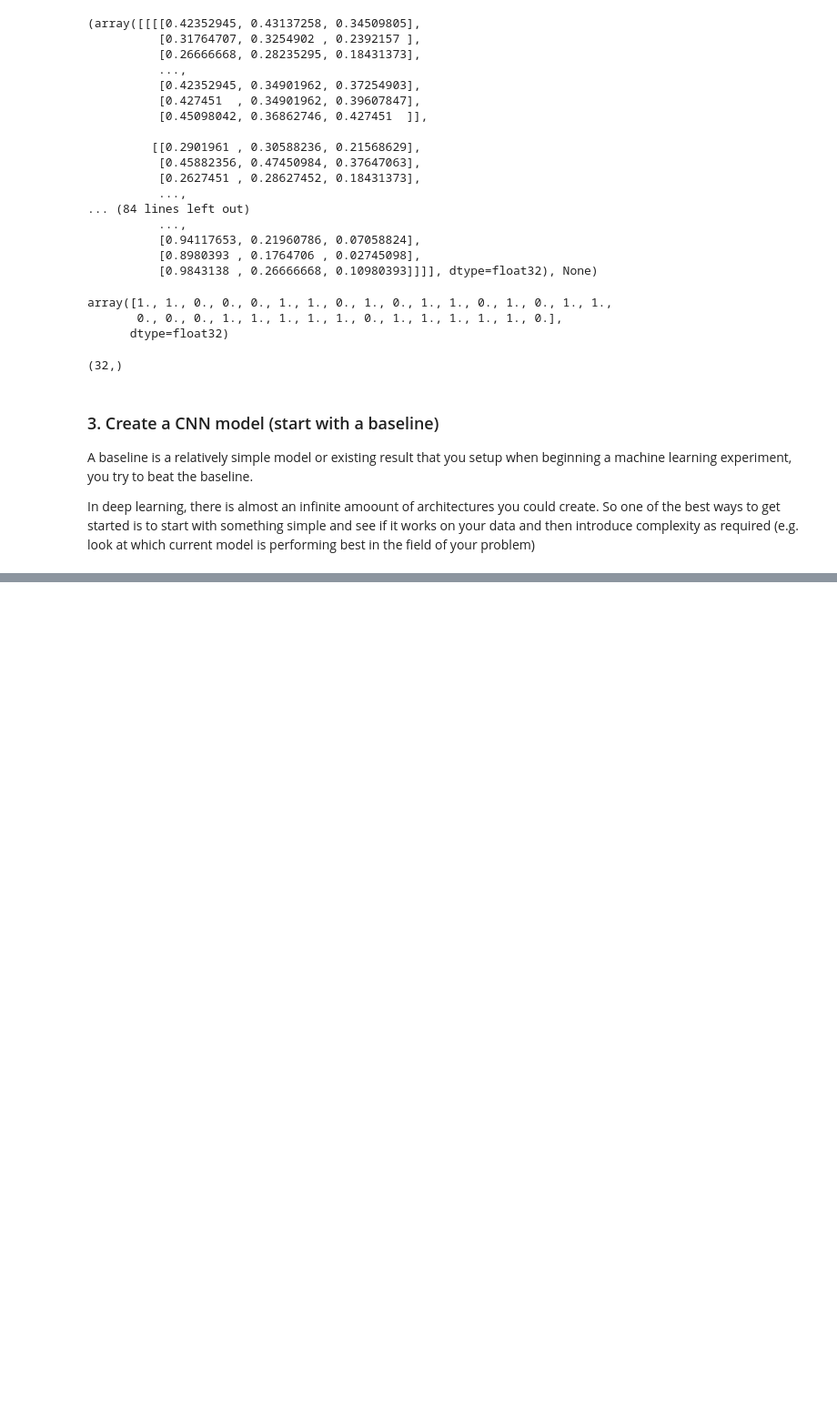
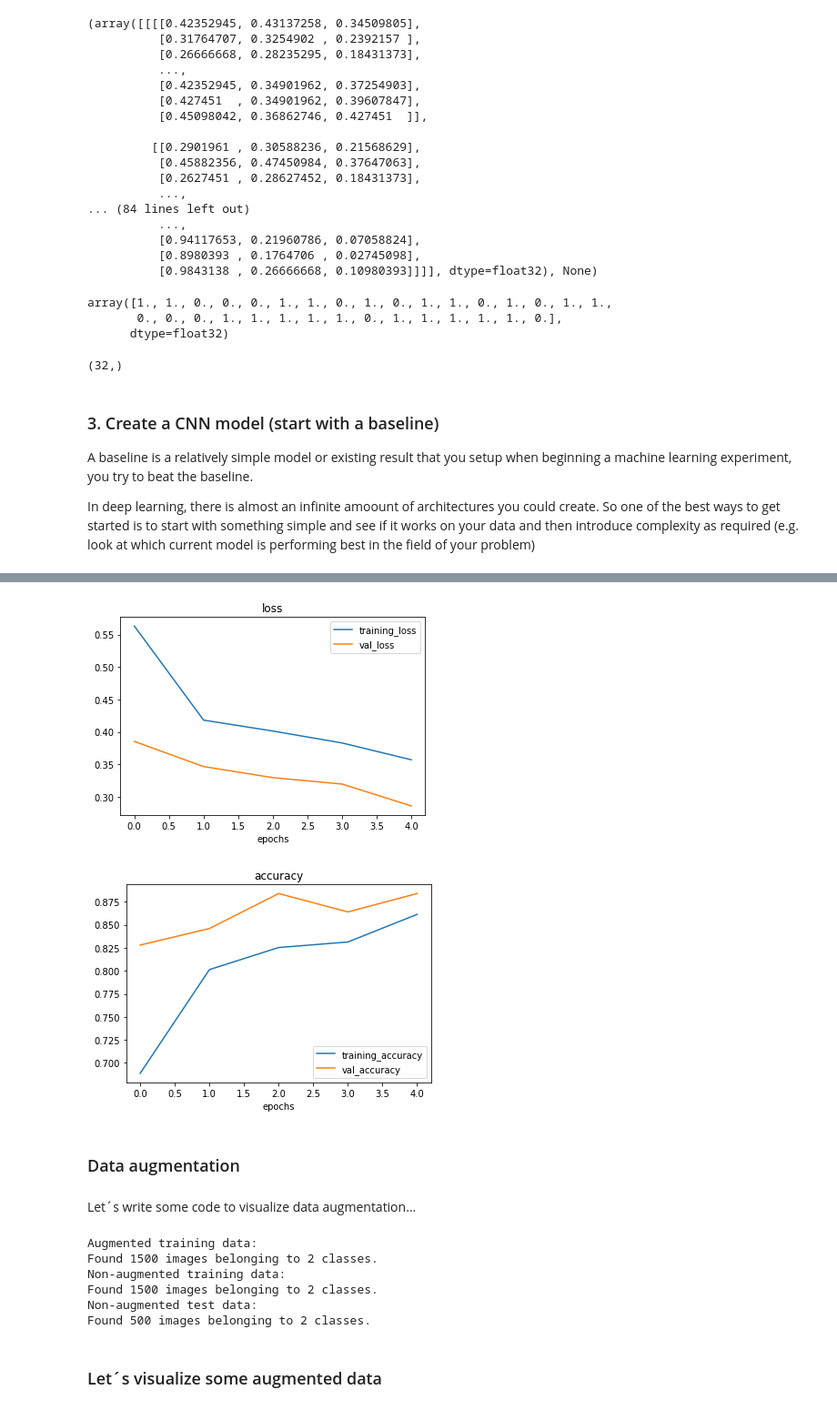
Before and after one commit to schauppi/Udemy_TensorFlow_Developer, a Jupyter notebook: Abschnitt_5_Convolutional_Neural_Networks/03_introduction_to_computer_vision_with_tensorflow.ipynb, the cells around one changed output, grey strips where cells are left out. Shown at 91% size. Saved outputs shown, nothing was run; the diff lists cells and outputs as text; code cells hidden in the pictures; blank space fills up the shorter version.

```diff
--- a/Abschnitt_5_Convolutional_Neural_Networks/03_introduction_to_computer_vision_with_tensorflow.ipynb
+++ b/Abschnitt_5_Convolutional_Neural_Networks/03_introduction_to_computer_vision_with_tensorflow.ipynb
@@ -512,0 +595,18 @@ model_4 = Sequential([
+# %%
+#Create the model (this is going to be our new baseline)
+model_5 = Sequential([
+                      Conv2D(10, 3, activation="relu", input_shape=(224,224,3)),
+                      MaxPool2D(pool_size=2),
+                      Conv2D(10, 3, activation="relu"),
+                      MaxPool2D(),
+                      Conv2D(10, 3, activation="relu"),
+                      MaxPool2D(),
+                      Flatten(),
+                      Dense(1, activation="sigmoid")
+])
+# %%
+#Compile our model
+model_5.compile(loss="binary_crossentropy", metrics=["accuracy"], optimizer="Adam")
+# %%
+#Fit the model
+history_5 = model_5.fit(train_data, epochs=5, steps_per_epoch=len(train_data), validation_data=valid_data, validation_steps=len(valid_data))
@@ -512,0 +645,8 @@ model_4 = Sequential([
+# %%
+#Plot loss curves
+plot_loss_curves(history_5)
+# %% [output]
+[figure, added]
+[figure, added]
+# %% [markdown]
+### Data augmentation
@@ -512,0 +668,23 @@ model_4 = Sequential([
+# %% [markdown]
+Let´s write some code to visualize data augmentation...
+# %%
+#Import data and augment it from training directory
+print("Augmented training data:")
+train_data_augmented = train_datagen_augmented.flow_from_directory(train_dir, target_size=(224,224), batch_size=32, class_mode="binary", shuffle=False)
+
+#Create non-augmented train data batches
+print("Non-augmented training data:")
+train_data = train_datagen.flow_from_directory(train_dir, target_size=(224,224), batch_size=32, class_mode="binary", shuffle=False)
+
+#Create non-augmented test data batches
+print("Non-augmented test data:")
+test_data = test_datagen.flow_from_directory(test_dir, target_size=(224,224), batch_size=32, class_mode="binary")
+# %% [output]
+Augmented training data:
+Found 1500 images belonging to 2 classes.
+Non-augmented training data:
+Found 1500 images belonging to 2 classes.
+Non-augmented test data:
+Found 500 images belonging to 2 classes.
+# %% [markdown]
+### Let´s visualize some augmented data
```
Also changed, not shown: parts of 34 cells of this notebook.
